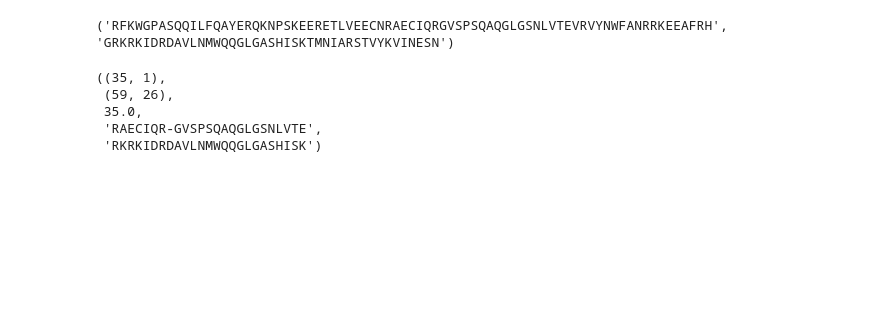
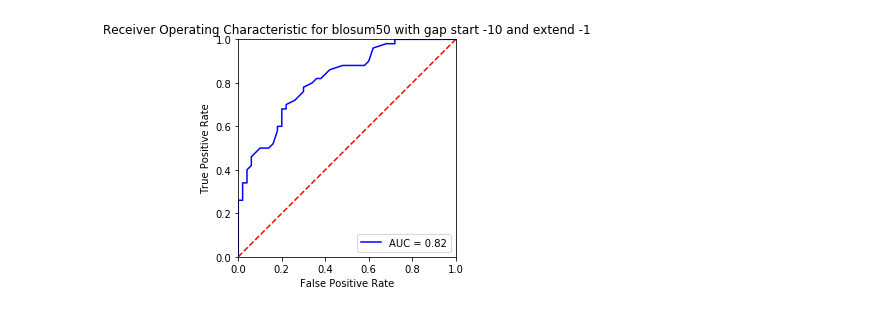
Before and after one commit to cechlauren/HW3_skeleton, a Jupyter notebook: Helperfunctions.ipynb, the cells around one changed output. Drawn from its saved outputs; the diff is of its cells as text; code cells hidden in the pictures; blank space fills up the shorter version.

Commit message:
added all ROC plots

```diff
--- a/Helperfunctions.ipynb
+++ b/Helperfunctions.ipynb
@@ -11,12 +16,36 @@ testA, testB = positives[5]
-# %%
-print(positives[5])
-# %% [output]
-('RFKWGPASQQILFQAYERQKNPSKEERETLVEECNRAECIQRGVSPSQAQGLGSNLVTEVRVYNWFANRRKEEAFRH', 'GRKRKIDRDAVLNMWQQGLGASHISKTMNIARSTVYKVINESN')
+# %%
+def makeRocPlotLC(scorematrix, gap_start, gap_extend, name):
+	'''
+
+	This function input is a scoring matrix and gap start/extend params.
+    This function will find the ROC using known TP and TN data
+    This function output is a PDF plot.
+
+	'''
+	#Score the true positives and true negatives...we've seen this before
+	posScores = [sw(a,b, scorematrix, gap_start, gap_extend)[2] for a,b in positives]
+	negScores = [sw(a,b, scorematrix, gap_start, gap_extend)[2] for a,b in negatives]
+	#Sklearn's ROC stuff expects a single vector of truepositive/truenegative identities
+	# and a single vector of scores. so need to make those vectors here:
+	allScores = posScores + negScores #single vector of scores
+	allClasses = [1]*len(posScores) + [0]*len(negScores) #single vector of tp and tn identities
+	fpr, tpr, threshold = skm.roc_curve(allClasses, allScores) #now put them into sklearn program
+	roc_auc = skm.auc(fpr, tpr) #the roc function takes tpr and false positive rate
+
+	#plot. Adapted from https://stackoverflow.com/questions/25009284/how-to-plot-roc-curve-in-python
+	fig, axes = plt.figure(), plt.axes()
+	plt.title('Receiver Operating Characteristic for' + name +' with gap start %s and extend %s' % \
+	(gap_start, gap_extend))
+	plt.plot(fpr, tpr, 'b', label = 'AUC = %0.2f' % roc_auc)
+	plt.legend(loc = 'lower right')
+	plt.plot([0, 1], [0, 1],'r--')
+	plt.xlim([0, 1])
+	plt.ylim([0, 1])
+	axes.set_aspect('equal', 'box')
+	plt.ylabel('True Positive Rate')
+	plt.xlabel('False Positive Rate')
+	plt.show()
 # %%
-sw(testA, testB, blosum50, -10, -1)
+makeRocPlotLC(blosum50, -10, -1, " blosum50")
 # %% [output]
-((35, 1),
- (59, 26),
- 35.0,
- 'RAECIQR-GVSPSQAQGLGSNLVTE',
- 'RKRKIDRDAVLNMWQQGLGASHISK')
+[figure, added]
```
Also changed, not shown: parts of 16 cells of this notebook, 10 other files.
